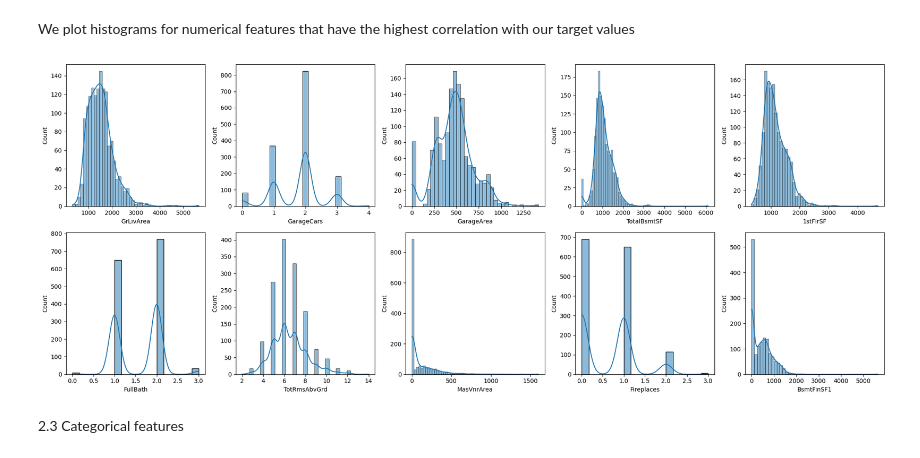
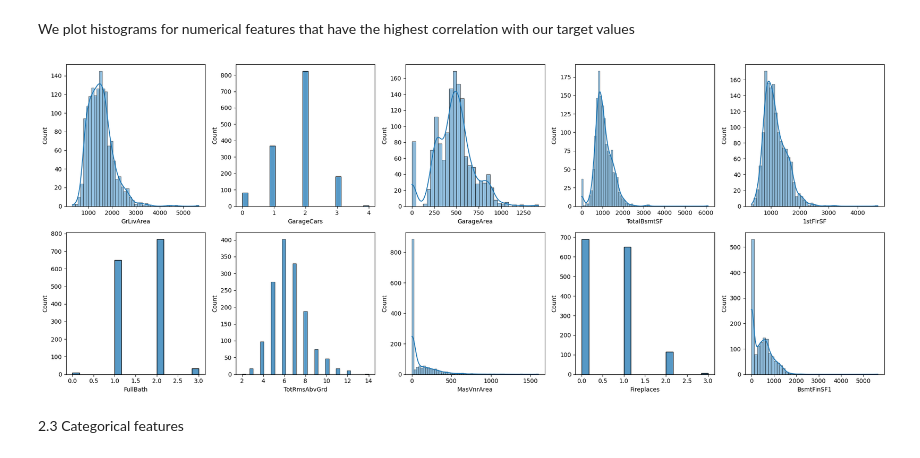
Before and after one commit to EL-MEHDI-git/Kaggle-competition-house-prices-advanced-regression-techniques, a Jupyter notebook: house-prices-advanced-regression-techniques.ipynb, the cells around one changed output. Drawn from its saved outputs; the diff is of its cells as text; code cells hidden in the pictures.

```diff
--- a/house-prices-advanced-regression-techniques.ipynb
+++ b/house-prices-advanced-regression-techniques.ipynb
@@ -160,27 +160,27 @@ We plot histograms for numerical features that have the highest correlation with
 # %%
 import warnings
 warnings.filterwarnings("ignore", category=FutureWarning, message=".*use_inf_as_na option is deprecated.*")
 
 fig, axs = plt.subplots(2, 5, figsize=(20, 8))
 
 col = fselection_df['Score'].sort_values(ascending=False).index.tolist()
 
 sns.histplot(data = df_numerical, x = col[0], kde=True, ax=axs[0, 0])
-sns.histplot(data = df_numerical, x = col[1], kde=True, ax=axs[0, 1])
+sns.histplot(data = df_numerical, x = col[1], kde=False, ax=axs[0, 1])
 sns.histplot(data = df_numerical, x = col[2], kde=True, ax=axs[0, 2])
 sns.histplot(data = df_numerical, x = col[3], kde=True, ax=axs[0, 3])
 sns.histplot(data = df_numerical, x = col[4], kde=True, ax=axs[0, 4])
-sns.histplot(data = df_numerical, x = col[5], kde=True, ax=axs[1, 0])
-sns.histplot(data = df_numerical, x = col[6], kde=True, ax=axs[1, 1])
+sns.histplot(data = df_numerical, x = col[5], kde=False, ax=axs[1, 0])
+sns.histplot(data = df_numerical, x = col[6], kde=False, ax=axs[1, 1])
 sns.histplot(data = df_numerical, x = col[7], kde=True, ax=axs[1, 2])
-sns.histplot(data = df_numerical, x = col[8], kde=True, ax=axs[1, 3])
+sns.histplot(data = df_numerical, x = col[8], kde=False, ax=axs[1, 3])
 sns.histplot(data = df_numerical, x = col[9], kde=True, ax=axs[1, 4])
 
 
 plt.tight_layout()
 plt.show()
 # %% [output]
-[figure, old version]
+[figure, new version]
 # %% [markdown]
 2.3 Categorical features
 # %%
```
Also changed, not shown: parts of 10 cells of this notebook.
